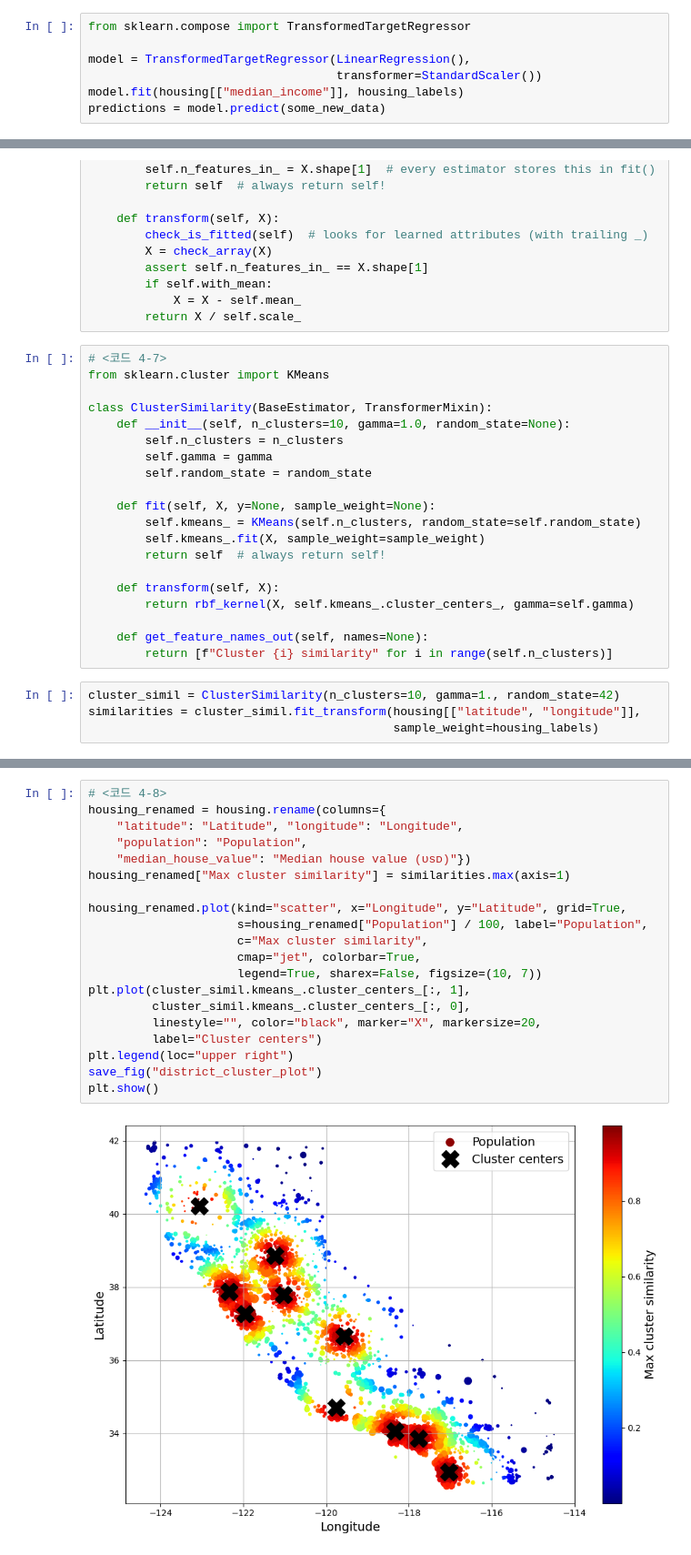
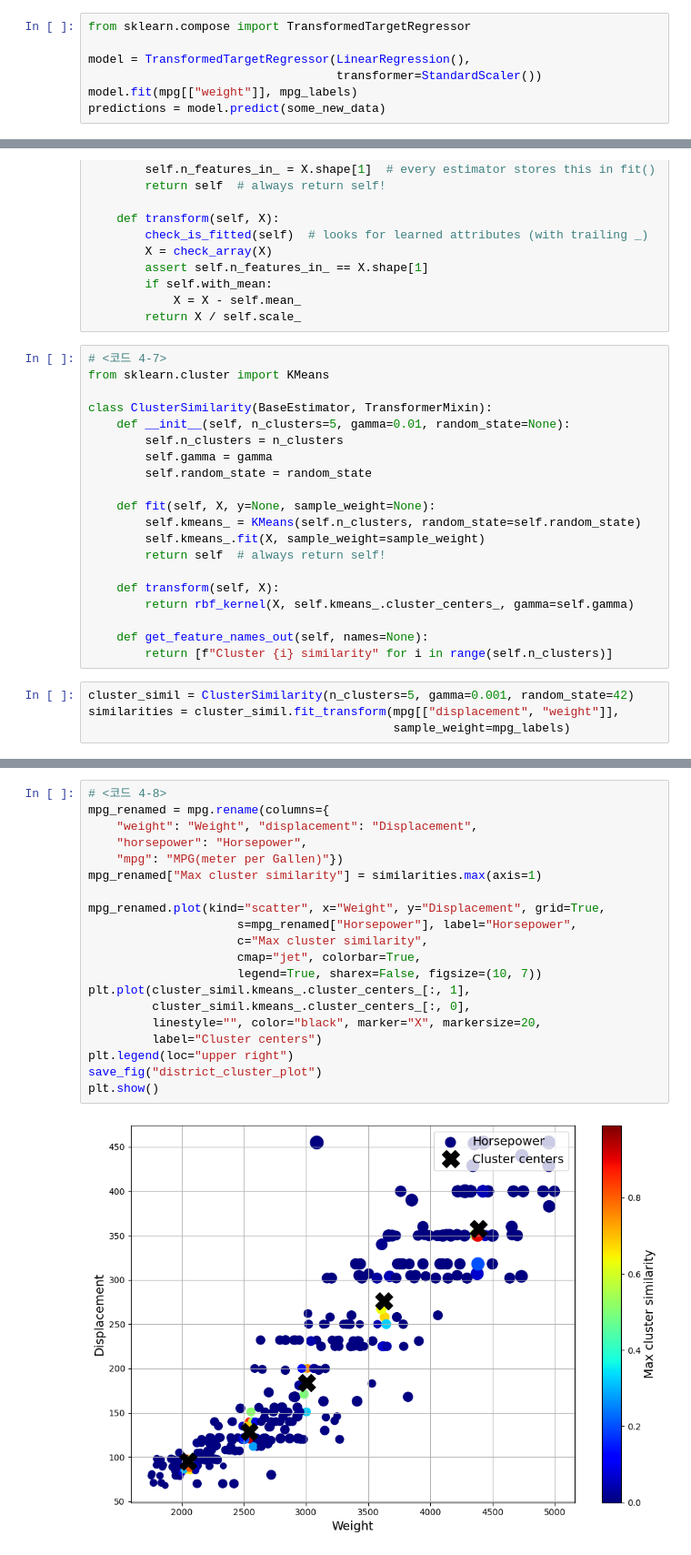
Before and after one commit to sakura09040904/Portfolio, a Jupyter notebook: 2. 1학년2학기/python/1. 어프렌티스프로젝트/5주차_과제1.ipynb, the cells around one changed output, grey strips where cells are left out. Shown at 91% size. Saved outputs shown, nothing was run; the diff lists cells and outputs as text.

```diff
--- a/2. 1학년2학기/python/1. 어프렌티스프로젝트/5주차_과제1.ipynb
+++ b/2. 1학년2학기/python/1. 어프렌티스프로젝트/5주차_과제1.ipynb
@@ -712,7 +708,7 @@ from sklearn.compose import TransformedTargetRegressor
 
 model = TransformedTargetRegressor(LinearRegression(),
                                    transformer=StandardScaler())
-model.fit(housing[["median_income"]], housing_labels)
+model.fit(mpg[["weight"]], mpg_labels)
 predictions = model.predict(some_new_data)
 # %%
 predictions
@@ -792,7 +816,7 @@ class StandardScalerClone(BaseEstimator, TransformerMixin):
 from sklearn.cluster import KMeans
 
 class ClusterSimilarity(BaseEstimator, TransformerMixin):
-    def __init__(self, n_clusters=10, gamma=1.0, random_state=None):
+    def __init__(self, n_clusters=5, gamma=0.01, random_state=None):
         self.n_clusters = n_clusters
         self.gamma = gamma
         self.random_state = random_state
@@ -808,9 +832,9 @@ class ClusterSimilarity(BaseEstimator, TransformerMixin):
     def get_feature_names_out(self, names=None):
         return [f"Cluster {i} similarity" for i in range(self.n_clusters)]
 # %%
-cluster_simil = ClusterSimilarity(n_clusters=10, gamma=1., random_state=42)
-similarities = cluster_simil.fit_transform(housing[["latitude", "longitude"]],
-                                           sample_weight=housing_labels)
+cluster_simil = ClusterSimilarity(n_clusters=5, gamma=0.001, random_state=42)
+similarities = cluster_simil.fit_transform(mpg[["displacement", "weight"]],
+                                           sample_weight=mpg_labels)
 # %%
 similarities[:3].round(2)
 # %% [output]
@@ -820,22 +844,22 @@ array([[0.08, 0.  , 0.6 , 0.  , 0.  , 0.99, 0.  , 0.  , 0.  , 0.14],
 # %%
 # <코드 4-8>
-housing_renamed = housing.rename(columns={
-    "latitude": "Latitude", "longitude": "Longitude",
-    "population": "Population",
-    "median_house_value": "Median house value (ᴜsᴅ)"})
-housing_renamed["Max cluster similarity"] = similarities.max(axis=1)
+mpg_renamed = mpg.rename(columns={
+    "weight": "Weight", "displacement": "Displacement",
+    "horsepower": "Horsepower",
+    "mpg": "MPG(meter per Gallen)"})
+mpg_renamed["Max cluster similarity"] = similarities.max(axis=1)
 
-housing_renamed.plot(kind="scatter", x="Longitude", y="Latitude", grid=True,
-                     s=housing_renamed["Population"] / 100, label="Population",
+mpg_renamed.plot(kind="scatter", x="Weight", y="Displacement", grid=True,
+                     s=mpg_renamed["Horsepower"], label="Horsepower",
                      c="Max cluster similarity",
                      cmap="jet", colorbar=True,
                      legend=True, sharex=False, figsize=(10, 7))
 plt.plot(cluster_simil.kmeans_.cluster_centers_[:, 1],
          cluster_simil.kmeans_.cluster_centers_[:, 0],
          linestyle="", color="black", marker="X", markersize=20,
          label="Cluster centers")
 plt.legend(loc="upper right")
 save_fig("district_cluster_plot")
 plt.show()
 # %% [output]
-[figure, old version]
+[figure, new version]
```
Also changed, not shown: parts of 25 cells of this notebook, 9 other files.
